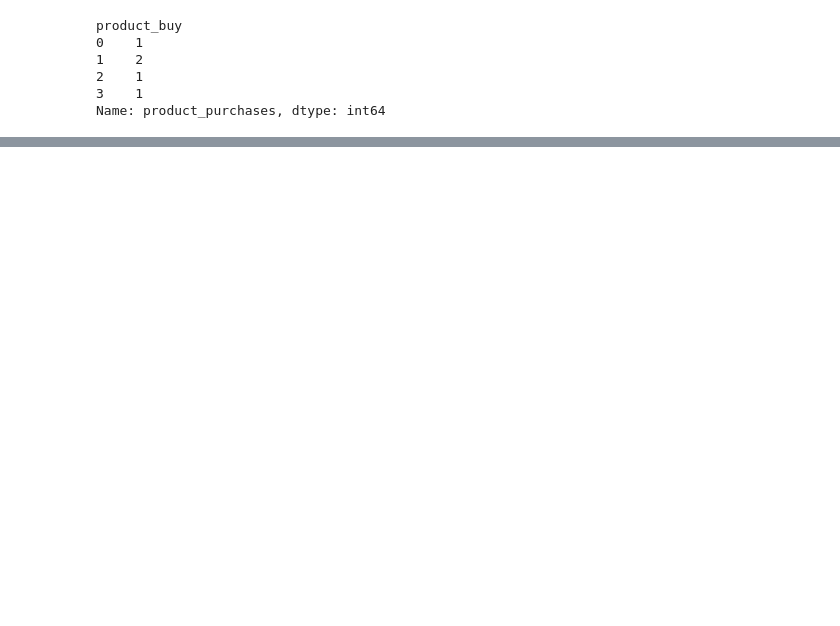
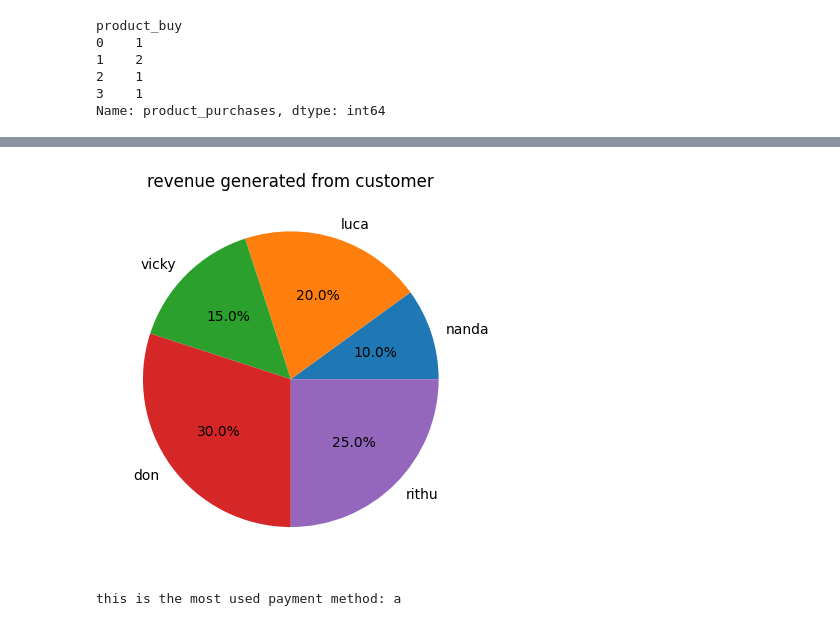
Before and after one commit to allunanda12/data-analytics-practice, a Jupyter notebook: day4.ipynb, the cells around one changed output, grey strips where cells are left out. Saved outputs shown, nothing was run; the diff lists cells and outputs as text; code cells hidden in the pictures; blank space fills up the shorter version.

```diff
--- a/day4.ipynb
+++ b/day4.ipynb
@@ -125,0 +125,11 @@ Name: product_purchases, dtype: int64
+# %%
+plt.pie(df['sales'],labels=df['customer_name'],autopct='%1.1f%%')
+plt.title("revenue generated from customer")
+plt.show()
+# %% [output]
+[figure, added]
+# %%
+most_used_payment_method=df['payment_methods'].mode()[0]
+print("this is the most used payment method:",most_used_payment_method)
+# %% [output]
+this is the most used payment method: a
```
Also changed, not shown: parts of 12 cells of this notebook.
